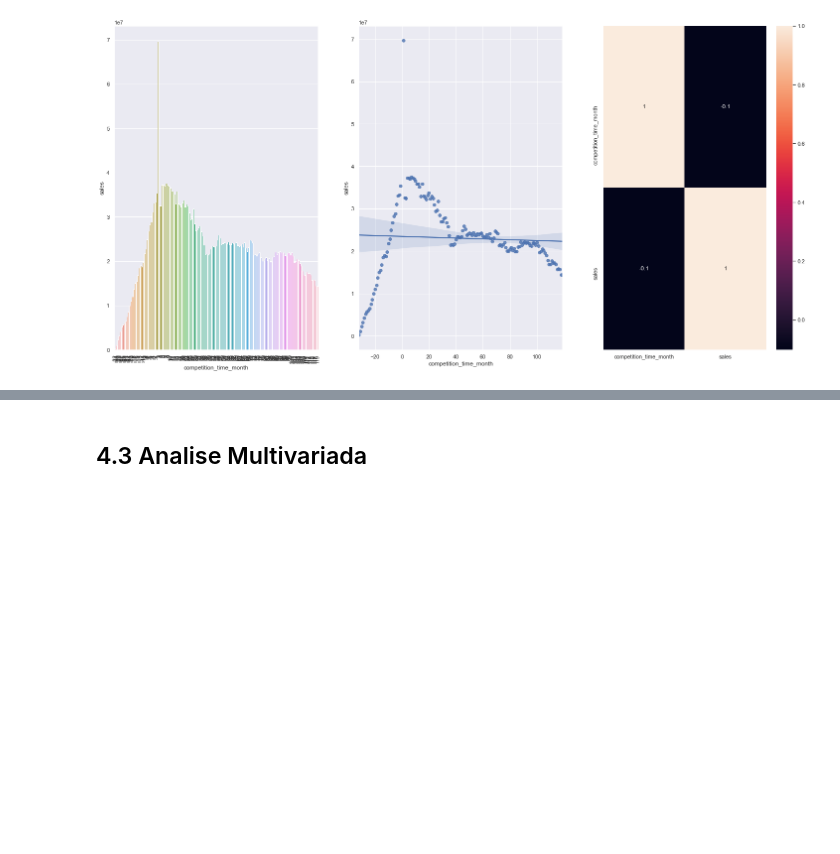
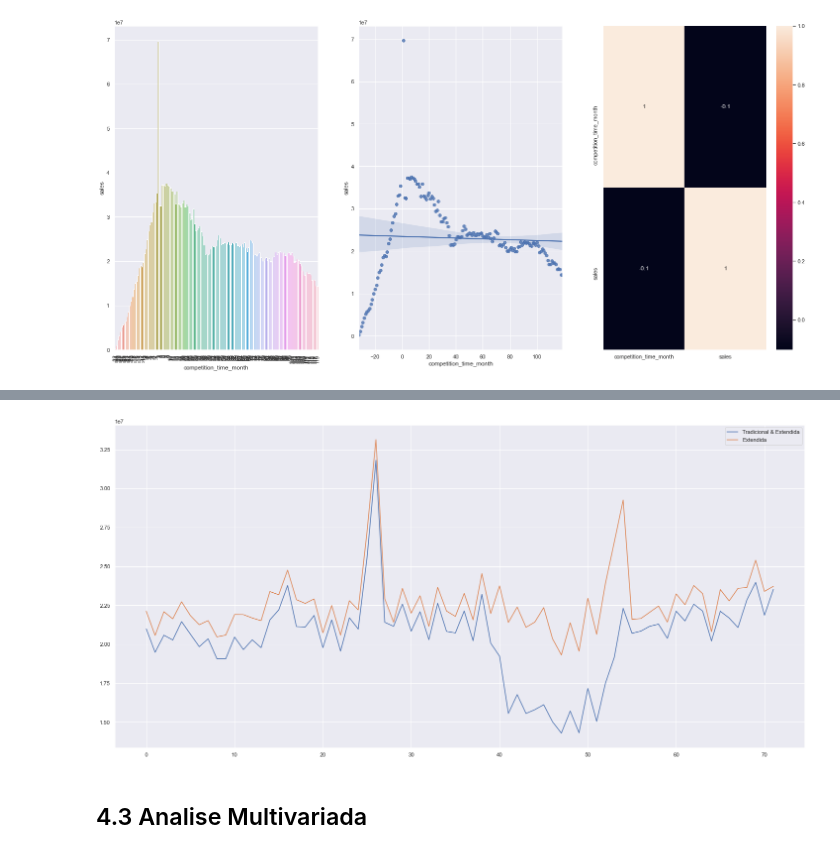
Before and after one commit to thpereiraduarte/rossmann_project, a Jupyter notebook: m04_v01_store_sales_prediction.ipynb, the cells around one changed output, grey strips where cells are left out. Cells and saved outputs as stored; diff of their text form; code cells hidden in the pictures; blank space fills up the shorter version.

```diff
--- a/m04_v01_store_sales_prediction.ipynb
+++ b/m04_v01_store_sales_prediction.ipynb
@@ -730,2 +777,15 @@ sns.heatmap (aux1.corr(method="pearson"), annot=True);
+# %%
+#VERIFICANDO O COMPORTAMENTO AO LONGO DO TEMPO:
+#Será que lojas que tiveram promoção apenas no período tradicional mudaram de comportamento ao entrar no período de promoção extendida?
+
+aux1 = df4[(df4['promo'] == 1) & (df4['promo2'] == 1)][['year_week', 'sales']].groupby('year_week').sum().reset_index()
+ax = aux1.plot()
+
+aux2 = df4[(df4['promo'] == 1) & (df4['promo2'] == 0)][['year_week', 'sales']].groupby('year_week').sum().reset_index()
+aux2.plot(ax=ax)
+
+ax.legend(labels=['Tradicional & Extendida', 'Extendida']);
+# %% [output]
+[figure, added]
 # %% [markdown]
 ## 4.3 Analise Multivariada
```
Also changed, not shown: parts of 8 cells of this notebook.
